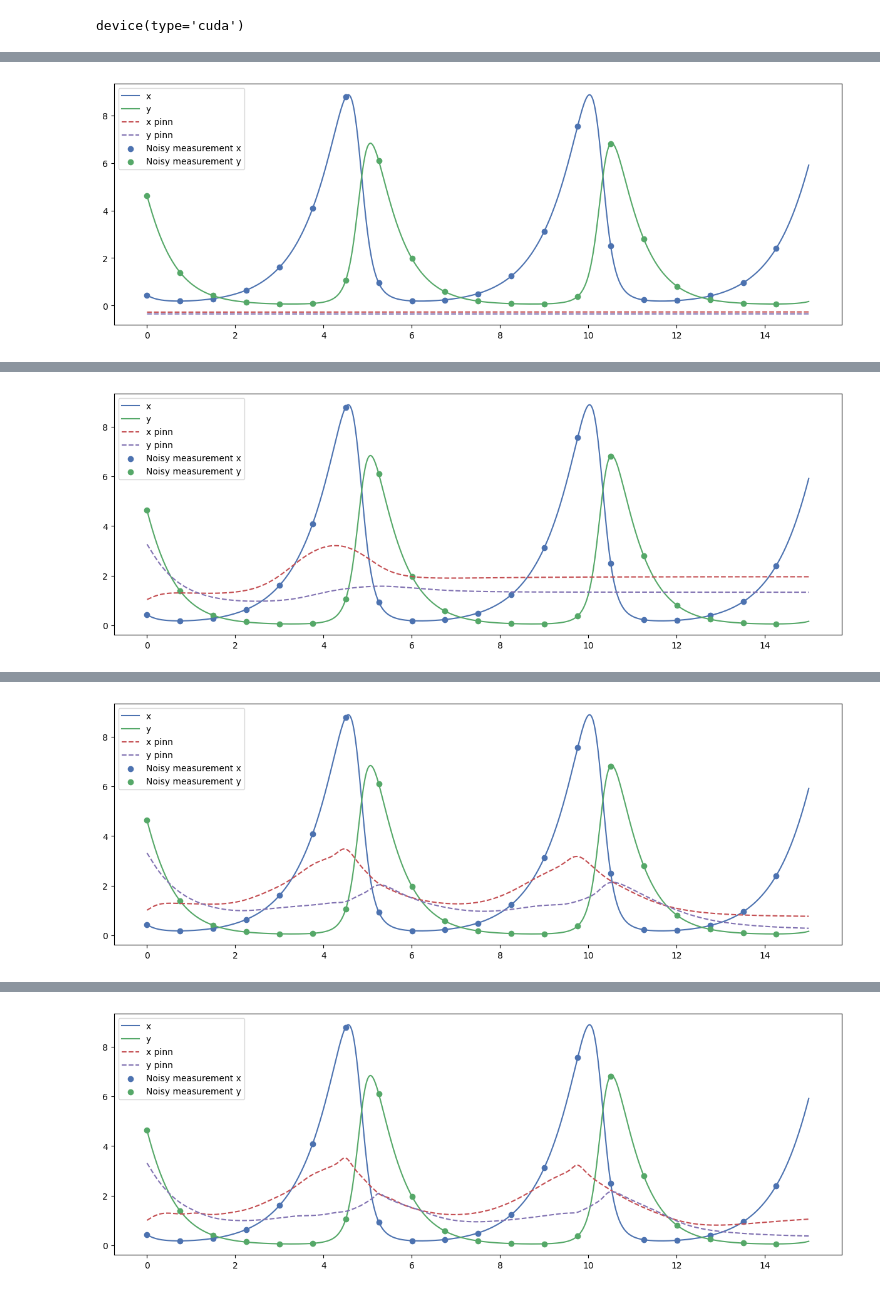
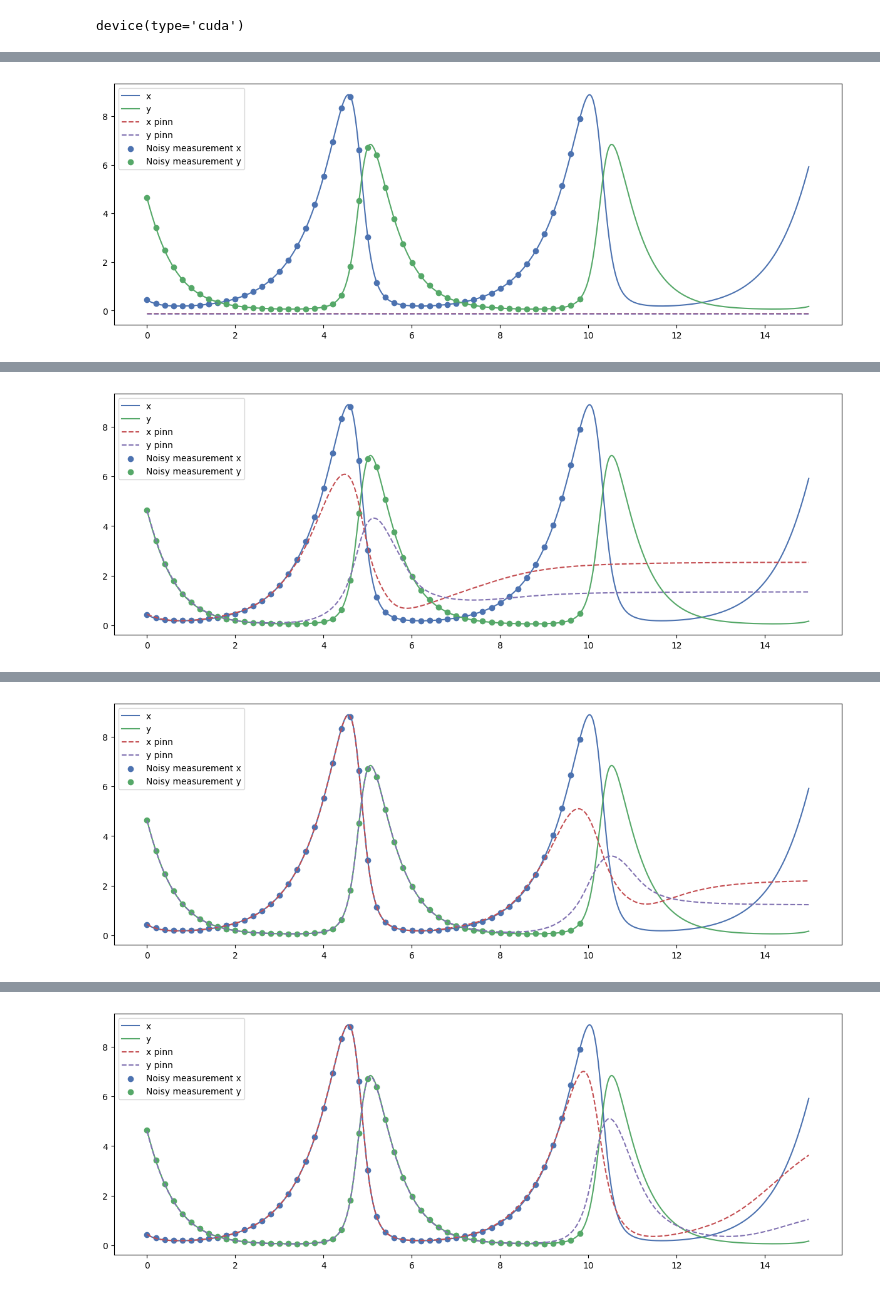
Before and after one commit to MicheleCattaneo/-Re-UPINN, a Jupyter notebook: LotkaVolterra/lotka-volterra-pinn.ipynb, the cells around one changed output, grey strips where cells are left out. Saved outputs shown, nothing was run; the diff lists cells and outputs as text; code cells hidden in the pictures.

```diff
--- a/LotkaVolterra/lotka-volterra-pinn.ipynb
+++ b/LotkaVolterra/lotka-volterra-pinn.ipynb
@@ -55,8 +55,8 @@ x_test, y_test = sol_test.T
 t_test = t_test.requires_grad_(True)
 # %%
 # Train
-train_int = [0,3]
-Np_train = 10*2
+train_int = [0,10]
+Np_train = 10**3
 t_train = torch.linspace(train_int[0], train_int[1], Np_train)
 
 sol_train = LV.solve(t=t_train)
@@ -93,11 +93,11 @@ def get_noisy_measurements(n, xi, yi, t, eps):
 #     print(y - yi[indices])
 
     # TODO check the spacing
-    return torch.vstack([torch.tensor(x, dtype=torch.float32), torch.tensor(y, dtype=torch.float32)]), t[indices]
+    return torch.vstack([torch.tensor(x, dtype=torch.float32), torch.tensor(y, dtype=torch.float32)]), t[indices].clone().detach()
 # %%
 # type(measurements_t)
 # %%
-measurements, measurements_t = get_noisy_measurements(20, x_test, y_test, t_test, eps)
+measurements, measurements_t = get_noisy_measurements(50, x_train, y_train, t_train, eps)
 # %%
 # measurements.shape
 # measurements_t.backward(torch.ones_like(measurements_t))
@@ -150,7 +150,7 @@ class PINN(nn.Module):
         super().__init__()
 
         self.layers = nn.ModuleList()
-#         self.layers.append(ScalingLayer())
+        self.layers.append(ScalingLayer())
         for hidden in hidden_shapes:
             self.layers.append(nn.Linear(in_shape, hidden))
             self.layers.append(nn.Sigmoid())
@@ -172,8 +178,11 @@ pinn = pinn.to(device)
 # %%
+pinn = PINN(1,2,[64,64,64])
+pinn = pinn.to(device)
+
 # Train
 lr = 1e-3
 optimizer = torch.optim.Adam(pinn.parameters(), lr=lr)
-lambda1, lambda2, lambda3 = 1e2, 1e3, 1e3
+lambda1, lambda2, lambda3 = 1e1, 2e1, 1e1
 
 for i in range(40001):
     optimizer.zero_grad()
@@ -188,18 +197,21 @@ for i in range(40001):
 
     phys_input = t_test.to(device).reshape(-1,1)
     u_p = pinn(phys_input)
-    x, y = u_p[:,0], u_p[:,1]
-    dxdt = torch.autograd.grad(u_p[:,0], phys_input, torch.ones_like(u_p[:,0]), create_graph=True)[0]
-    dydt = torch.autograd.grad(u_p[:,1], phys_input, torch.ones_like(u_p[:,1]), create_graph=True)[0]
+    x, y = u_p[:,0].reshape(-1,1), u_p[:,1].reshape(-1,1)
+    dxdt = torch.autograd.grad(x, phys_input, torch.ones_like(x), create_graph=True)[0]
+    dydt = torch.autograd.grad(y, phys_input, torch.ones_like(y), create_graph=True)[0]
 
-#     loss2 = torch.mean(torch.vstack([dxdt - LV.alpha * x + LV.beta * x*y, dydt + LV.delta * y - LV.gamma * x*y])**2)
-    dudt = torch.vstack([dxdt - LV.alpha * x + LV.beta * x*y,
+#     loss2 = torch.mean(torch.vstack([dxdt - LV.alpha * x + LV.beta * x*y,
+#                                      dydt + LV.delta * y - LV.gamma * x*y])**2)
+
+    dudt = torch.hstack([dxdt - LV.alpha * x + LV.beta * x*y,
                          dydt + LV.delta * y - LV.gamma * x*y])
+
     loss2 = nn.MSELoss()(dudt, torch.zeros_like(dudt))
     # should be equal to: nn.MSELoss()(tensor, torch.Tensor([[0,0],[0,0],[0,0],[0,0], ...]))
 
     # Datapoint loss
-    u_n = pinn(measurements_t.detach().clone().to(device).reshape(-1,1)) # WHY TF do i need to detach it?????
+    u_n = pinn(measurements_t.to(device).reshape(-1,1))
     #     loss3 = torch.mean((u_n - measurements.T)**2) # equivalent
     loss3 = nn.MSELoss()(u_n, measurements.to(device).T)
 
@@ -214,7 +226,7 @@ for i in range(40001):
             fig, ax = plt.subplots(1, figsize=(15,5))
             ax.plot(t_test.detach().cpu().numpy(), x_test, label='x')
             ax.plot(t_test.detach().cpu().numpy(), y_test, label='y')
-            print(f'Overall:{loss.item()}, Physics loss: {loss2.item()}')
+            print(f'Overall:{loss.item()}, Physics loss: {loss2.item()}, Datapoint loss: {loss3.item()}, Boundary loss: {loss1.item()}')
 
             # pinn
             u_p = pinn(t_test.to(device).reshape(-1,1))
@@ -230 +242 @@ Overall:10660.3798828125, Physics loss: 0.5097670555114746
-[figure, old version]
+[figure, new version]
@@ -232 +244 @@ Overall:4590.78857421875, Physics loss: 0.5041200518608093
-[figure, old version]
+[figure, new version]
@@ -234 +246 @@ Overall:3983.31884765625, Physics loss: 1.0428087711334229
-[figure, old version]
+[figure, new version]
@@ -236 +248 @@ Overall:3951.71240234375, Physics loss: 1.0858864784240723
-[figure, old version]
+[figure, new version]
```
Also changed, not shown: parts of 22 cells of this notebook.
